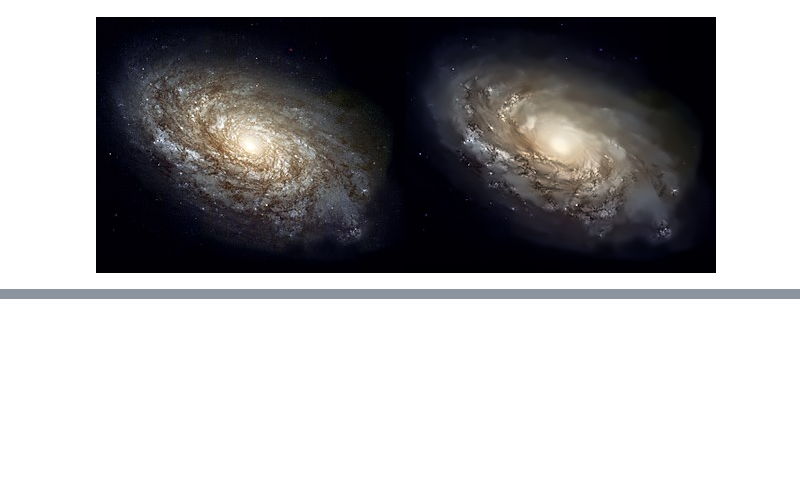
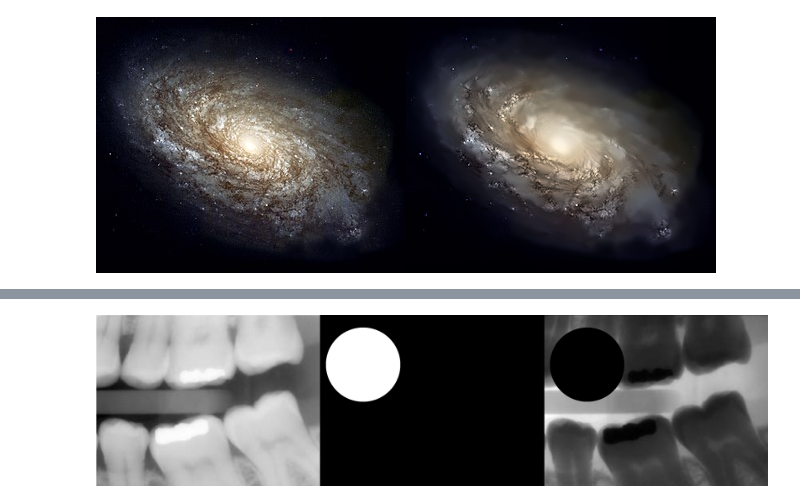
Before and after one commit to haidaroktafiansyah/PCVK_Genap_2021, a Jupyter notebook: Week5.ipynb, the cells around one changed output, grey strips where cells are left out. Drawn from its saved outputs; the diff is of its cells as text; code cells hidden in the pictures; blank space fills up the shorter version.

```diff
--- a/Week5.ipynb
+++ b/Week5.ipynb
@@ -68,0 +86,17 @@ Masukkan nilai db: 80
+# %%
+import cv2 as cv
+from google.colab.patches import cv2_imshow
+from skimage import io
+import matplotlib.pyplot as plt
+import numpy as np
+
+img = cv.imread('/content/drive/MyDrive/pcvk/teeth.jpg')
+mask = np.zeros(img.shape, dtype=np.uint8)
+mask = cv.circle(mask, (260, 300), 225, (255,255,255), -1)
+
+result = ~img & ~mask
+
+final_frame = cv.hconcat((img, mask, result))
+cv2_imshow(final_frame)
+# %% [output]
+[figure, added]
```
Also changed, not shown: parts of 1 cell of this notebook.
